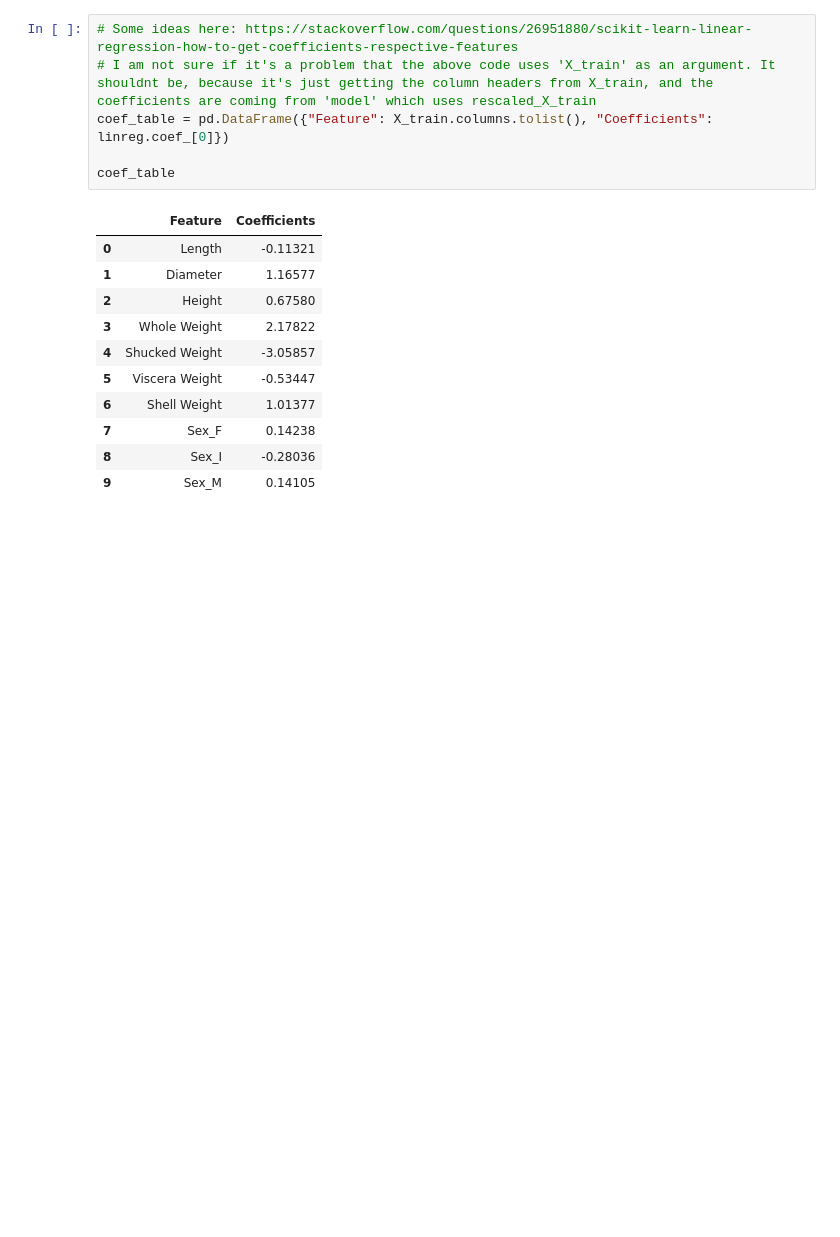
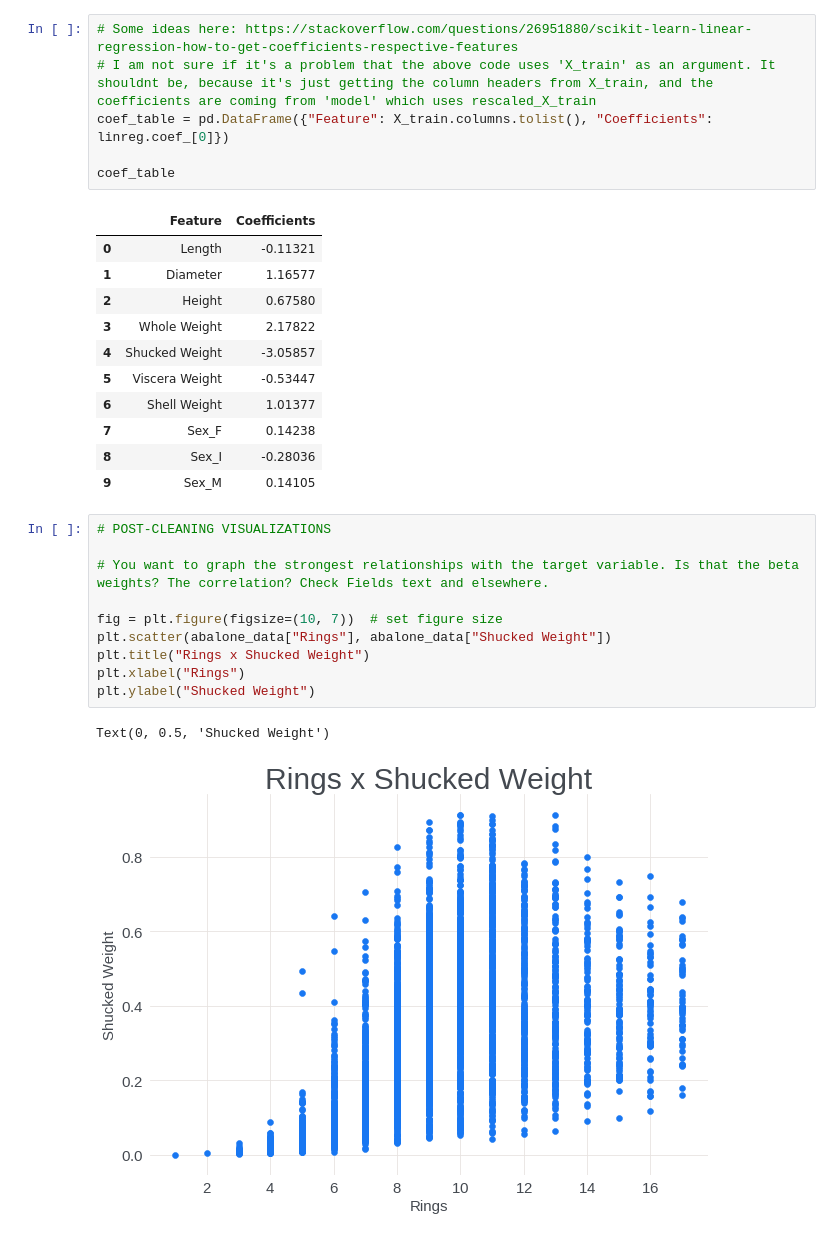
Before and after one commit to corbiephillips/DentRoot, a Jupyter notebook: Best Practices - Linear Regression on UCI Dataset.ipynb, the cells around one changed output. Cells and saved outputs as stored; diff of their text form; blank space fills up the shorter version.

```diff
--- a/Best Practices - Linear Regression on UCI Dataset.ipynb
+++ b/Best Practices - Linear Regression on UCI Dataset.ipynb
@@ -732,3 +803,16 @@ coef_table
 | 7 | Sex_F | 0.14238 |
 | 8 | Sex_I | -0.28036 |
 | 9 | Sex_M | 0.14105 |
+# %%
+# POST-CLEANING VISUALIZATIONS
+
+# You want to graph the strongest relationships with the target variable. Is that the beta weights? The correlation? Check Fields text and elsewhere.
+
+fig = plt.figure(figsize=(10, 7))  # set figure size
+plt.scatter(abalone_data["Rings"], abalone_data["Shucked Weight"])
+plt.title("Rings x Shucked Weight")
+plt.xlabel("Rings")
+plt.ylabel("Shucked Weight")
+# %% [output]
+Text(0, 0.5, 'Shucked Weight')
+[figure, added]
```
Also changed, not shown: parts of 42 cells of this notebook.
